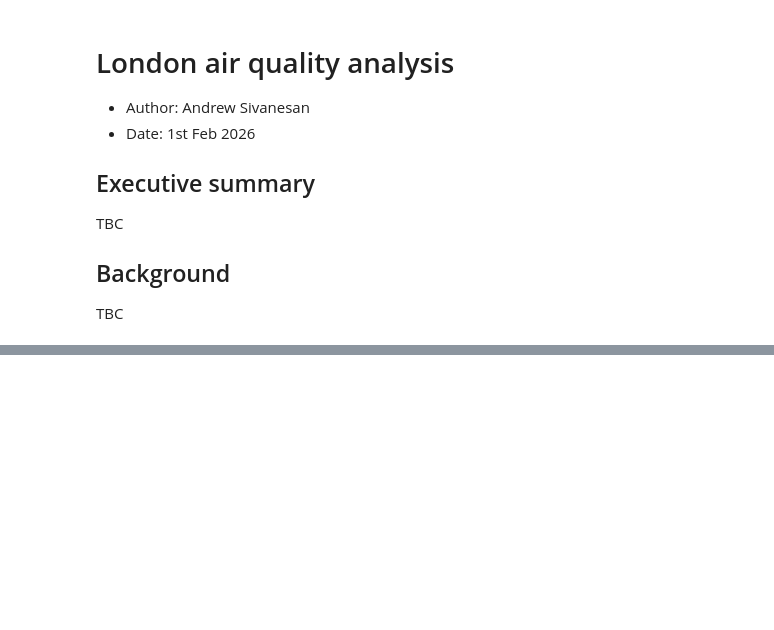
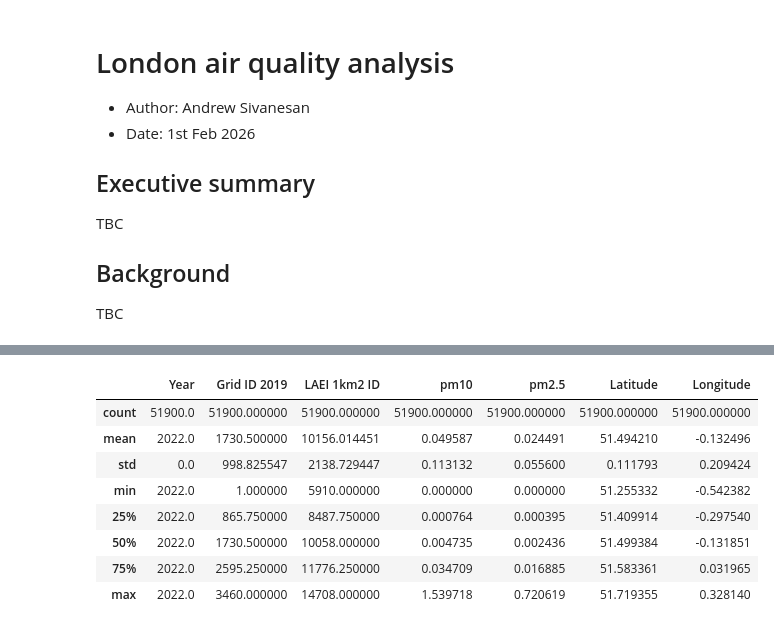
Before and after one commit to andrewsivanesan/London-air-quality, a Jupyter notebook: LondonAirQualityAnalysis.ipynb, the cells around one changed output, grey strips where cells are left out. Saved outputs shown, nothing was run; the diff lists cells and outputs as text; code cells hidden in the pictures; blank space fills up the shorter version.

```diff
--- a/LondonAirQualityAnalysis.ipynb
+++ b/LondonAirQualityAnalysis.ipynb
@@ -60,0 +65,12 @@ df["Sector"].value_counts()
+# %%
+road_transport.describe()
+# %% [output]
+|  | Year | Grid ID 2019 | LAEI 1km2 ID | pm10 | pm2.5 | Latitude | Longitude |
+| count | 51900.0 | 51900.000000 | 51900.000000 | 51900.000000 | 51900.000000 | 51900.000000 | 51900.000000 |
+| mean | 2022.0 | 1730.500000 | 10156.014451 | 0.049587 | 0.024491 | 51.494210 | -0.132496 |
+| std | 0.0 | 998.825547 | 2138.729447 | 0.113132 | 0.055600 | 0.111793 | 0.209424 |
+| min | 2022.0 | 1.000000 | 5910.000000 | 0.000000 | 0.000000 | 51.255332 | -0.542382 |
+| 25% | 2022.0 | 865.750000 | 8487.750000 | 0.000764 | 0.000395 | 51.409914 | -0.297540 |
+| 50% | 2022.0 | 1730.500000 | 10058.000000 | 0.004735 | 0.002436 | 51.499384 | -0.131851 |
+| 75% | 2022.0 | 2595.250000 | 11776.250000 | 0.034709 | 0.016885 | 51.583361 | 0.031965 |
+| max | 2022.0 | 3460.000000 | 14708.000000 | 1.539718 | 0.720619 | 51.719355 | 0.328140 |
```
Also changed, not shown: parts of 13 cells of this notebook.
